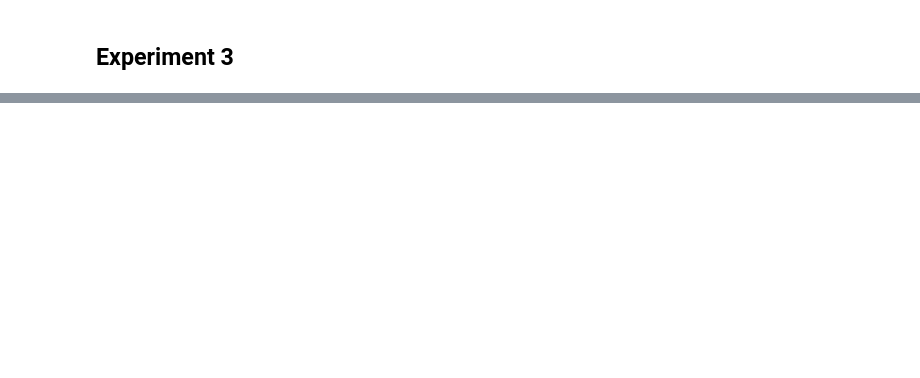
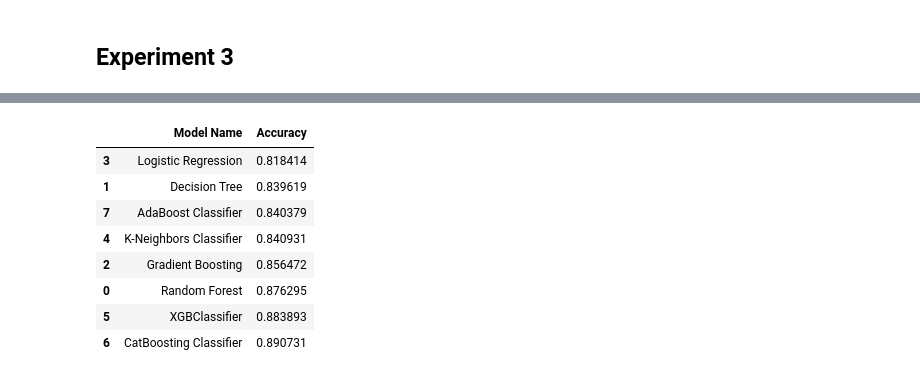
Before and after one commit to wiznikvibe/income_classifier, a Jupyter notebook: notebook/data_analysis.ipynb, the cells around one changed output, grey strips where cells are left out. Cells and saved outputs as stored; diff of their text form; code cells hidden in the pictures; blank space fills up the shorter version.

```diff
--- a/notebook/data_analysis.ipynb
+++ b/notebook/data_analysis.ipynb
@@ -876,0 +670,11 @@ Experiment No 4 : Ordinal Encoder with Simple Imputer and Robust Scaler
+# %%
+preprocessor = ColumnTransformer(
+    transformers = [
+        ('numerical', numerical_pipeline, num_cols),
+        ('ordinal_enc', ordinal_cat_pipeline, ordinal_cat_cols),
+        ('nominal_enc', nominal_cat_pipeline, nom_cat_cols)
+    ]
+)
+# %%
+X_new = preprocessor.fit_transform(X)
+X_new.shape
@@ -876,0 +683,5 @@ Experiment No 4 : Ordinal Encoder with Simple Imputer and Robust Scaler
+# %%
+smt = SMOTETomek(random_state=42, sampling_strategy='minority', n_jobs=-1)
+X_res, y_res = smt.fit_resample(X_new, y)
+# %%
+report4 = evaluate_models(X_res, y_res, models)
@@ -876,0 +706,12 @@ Experiment No 4 : Ordinal Encoder with Simple Imputer and Robust Scaler
+# %%
+report4
+# %% [output]
+|  | Model Name | Accuracy |
+| 3 | Logistic Regression | 0.818414 |
+| 1 | Decision Tree | 0.839619 |
+| 7 | AdaBoost Classifier | 0.840379 |
+| 4 | K-Neighbors Classifier | 0.840931 |
+| 2 | Gradient Boosting | 0.856472 |
+| 0 | Random Forest | 0.876295 |
+| 5 | XGBClassifier | 0.883893 |
+| 6 | CatBoosting Classifier | 0.890731 |
```
Also changed, not shown: parts of 61 cells of this notebook, 4 other files.
